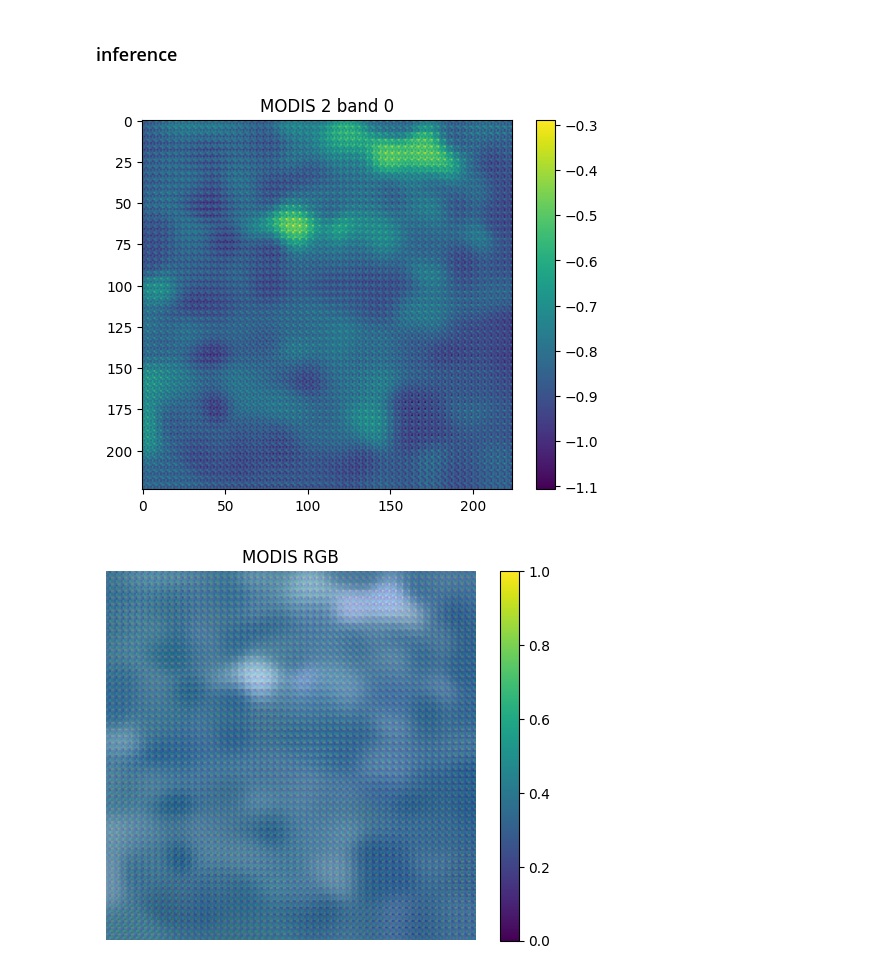
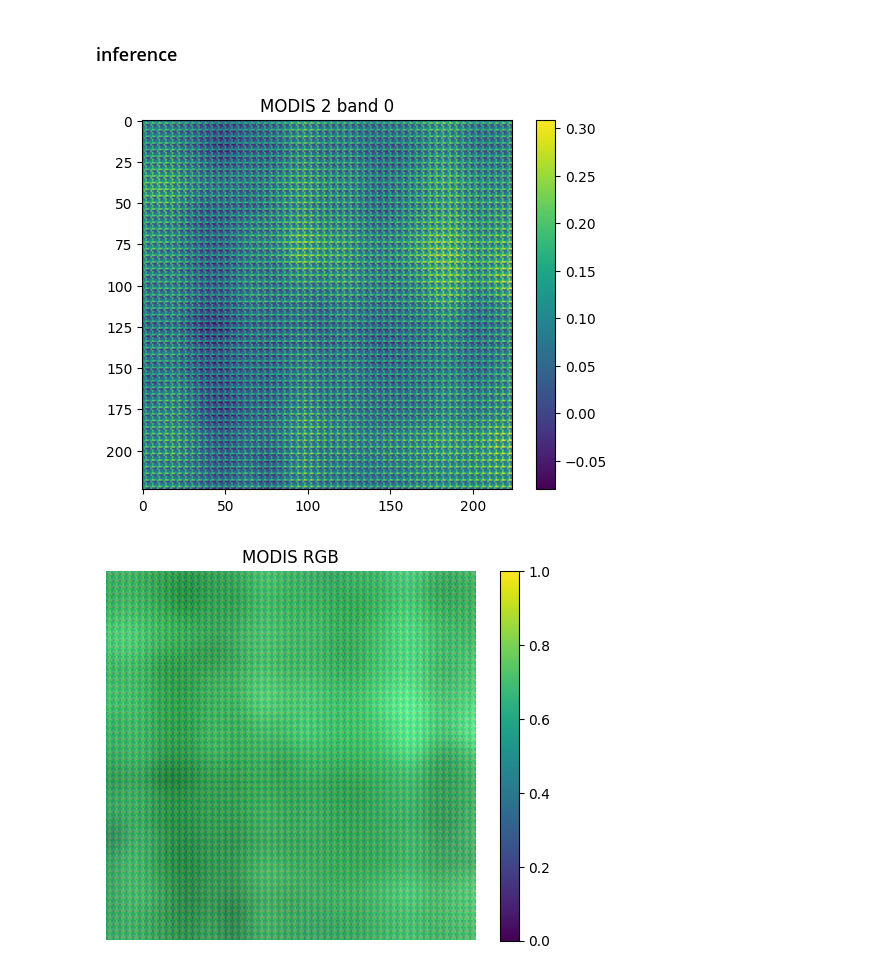
Before and after one commit to Coooni/MultiMAE, a Jupyter notebook: test.ipynb, the cells around one changed output. Drawn from its saved outputs; the diff is of its cells as text; code cells hidden in the pictures.

```diff
--- a/test.ipynb
+++ b/test.ipynb
@@ -50,15 +50,15 @@ SystemExit: 2
 import numpy as np
 import matplotlib.pyplot as plt
 # %%
-pred = np.load('./inference_result/pred_modis_new.npy')  # (12,H,W)
+pred = np.load('./inference_result/pred_30m_s2_batch0.npy')  # (12,H,W)
 
 band = 0                   # 예) 4번째 밴드
 plt.imshow(pred[band], cmap='viridis')  # 정규화 안 했으면 cmap 지정
 plt.title(f'MODIS 2 band {band}')
 plt.colorbar()
 plt.show()
 # %% [output]
-[figure, old version]
+[figure, new version]
 # %%
 rgb = np.stack([pred[0], pred[3], pred[2]], axis=-1)   # 예: 4‑3‑2
 rgb = (rgb - rgb.min()) / (rgb.max() - rgb.min())      # 0‑1 정규화
@@ -67,5 +67,5 @@ plt.imshow(rgb); plt.axis('off')
 plt.colorbar()
 plt.show()
 # %% [output]
-[figure, old version]
+[figure, new version]
 # %%
```
Also changed, not shown: parts of 2 cells of this notebook, 47 other files.
